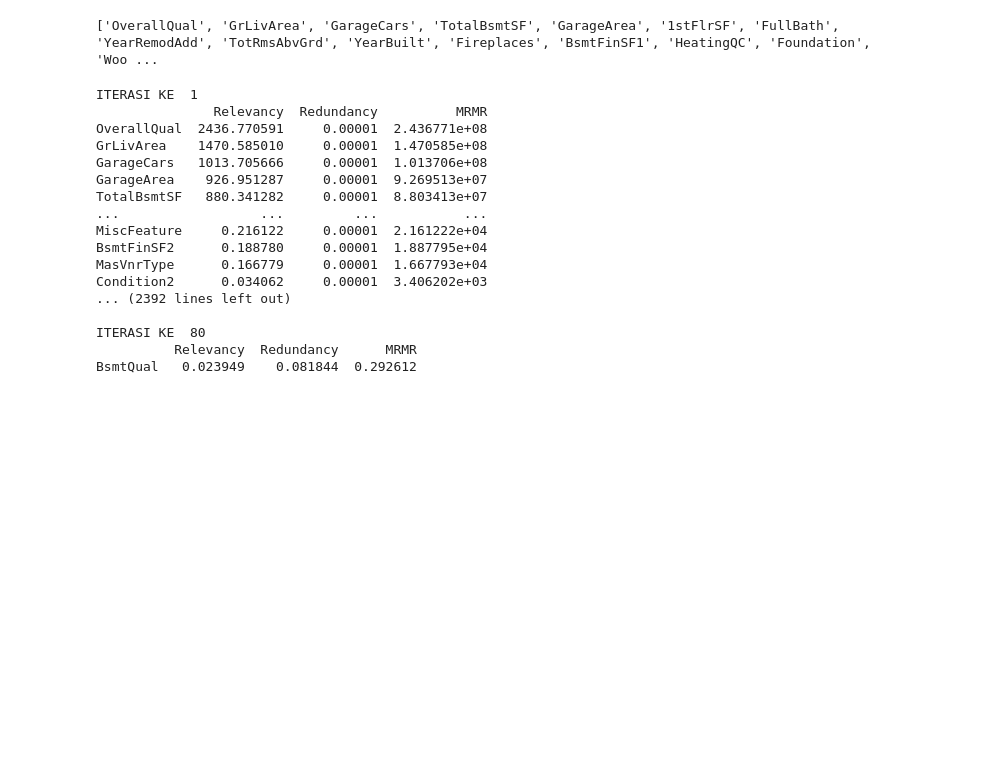
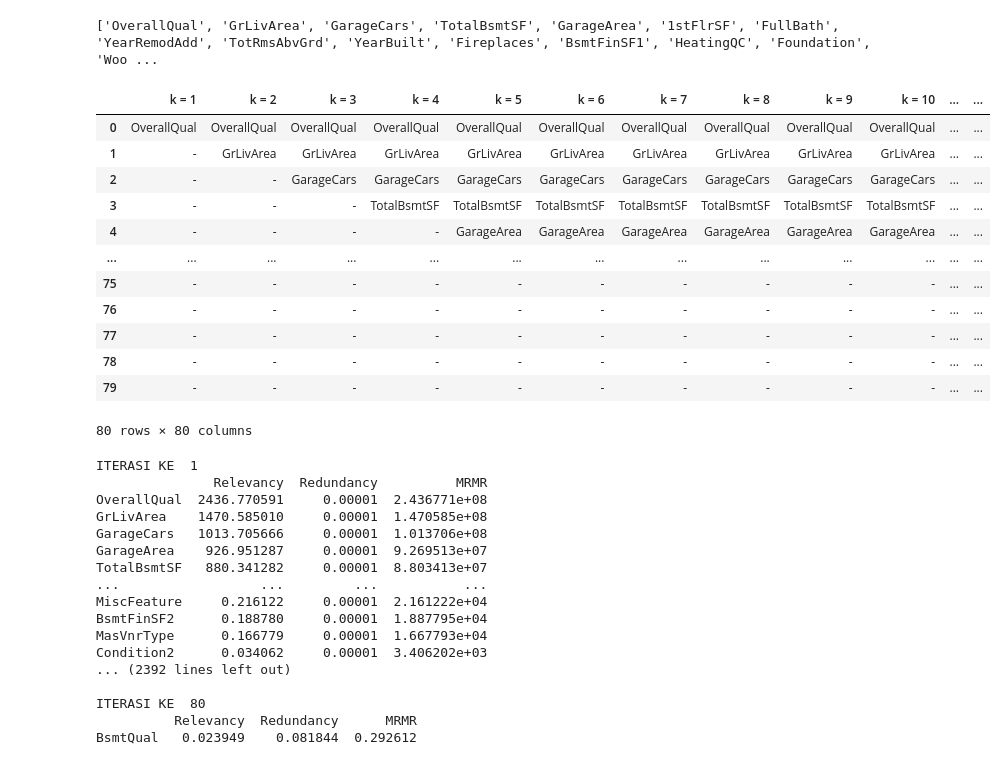
Before and after one commit to agung-madani/feature-selection, a Jupyter notebook: feature_selection_mrmr.ipynb, the cells around one changed output. Drawn from its saved outputs; the diff is of its cells as text; code cells hidden in the pictures; blank space fills up the shorter version.

Commit message:
modify the code adding 3 & 10 & all best & worst column

```diff
--- a/feature_selection_mrmr.ipynb
+++ b/feature_selection_mrmr.ipynb
@@ -54,16 +73,16 @@ from sklearn.neighbors import KNeighborsRegressor
 # %%
-X_train, X_test, y_train, y_test = train_test_split(X, y, test_size = 0.2, random_state = 42)
+# # without feature selection
+# X_train, X_test, y_train, y_test = train_test_split(X_std, y, test_size = 0.2, random_state = 93)
+# start_time = time.time()
+# # Train a random forest model on the training data
+# model = GradientBoostingRegressor(random_state = 10)
+# model.fit(X_train, y_train)
+# end_time = time.time()
 
-start_time = time.time()
-# Train a random forest model on the training data
-model = GradientBoostingRegressor()
-model.fit(X_train, y_train)
-end_time = time.time()
+# # Evaluate the model on the testing data
+# y_pred = model.predict(X_test)
+# mse = mean_squared_error(y_test, y_pred)
 
-# Evaluate the model on the testing data
-y_pred = model.predict(X_test)
-mse = mean_squared_error(y_test, y_pred)
-
-print(f'Mean Squared Error = {mse}')
-print(f"Elapsed time: {end_time - start_time} seconds")
-print()
+# print(f'Mean Squared Error = {mse}')
+# print(f"Elapsed time: {end_time - start_time} seconds")
+# print()
@@ -82,5 +89,14 @@ timer = {}
 # %%
-for k in range(1,len_col+1):
+X_train, X_test, y_train, y_test = train_test_split(X_std, y, test_size = 0.2, random_state = 93)
+
+# Define the range of values for k
+k_values = range(1, len_col+1)
+# Initialize dictionaries to store results
+mses = {}
+selected_each_k = {}
+timer = {}
+
+for k in k_values:
     scores, selected, scores_ith, score_df, relevancy, redundancy = min_redun_max_relev(X, y, k)
     selected_each_k[f'k = {k}'] = selected
     # Remove all columns from X that are not selected
@@ -88,7 +104,7 @@ for k in range(1,len_col+1):
 
     start_time = time.time()
     # Train a random forest model on the training data
-    model = GradientBoostingRegressor()
+    model = GradientBoostingRegressor(random_state = 10)
     model.fit(X_selected, y_train)
     end_time = time.time()
 
@@ -99,9 +115,6 @@ for k in range(1,len_col+1):
 
     times = end_time - start_time
 
-#     if times > max_timer:
-#         break
-
     timer[f'k = {k}'] = times
     mses[f'k = {k}'] = mse
 # %%
@@ -119,3 +203,19 @@ print(selected_each_k[best_k])
+# %%
+selected_each_k_df.iloc[:, :100].head(100)
+# %% [output]
+|  | k = 1 | k = 2 | k = 3 | k = 4 | k = 5 | k = 6 | k = 7 | k = 8 | k = 9 | k = 10 | ... | ... |
+| 0 | OverallQual | OverallQual | OverallQual | OverallQual | OverallQual | OverallQual | OverallQual | OverallQual | OverallQual | OverallQual | ... | ... |
+| 1 | - | GrLivArea | GrLivArea | GrLivArea | GrLivArea | GrLivArea | GrLivArea | GrLivArea | GrLivArea | GrLivArea | ... | ... |
+| 2 | - | - | GarageCars | GarageCars | GarageCars | GarageCars | GarageCars | GarageCars | GarageCars | GarageCars | ... | ... |
+| 3 | - | - | - | TotalBsmtSF | TotalBsmtSF | TotalBsmtSF | TotalBsmtSF | TotalBsmtSF | TotalBsmtSF | TotalBsmtSF | ... | ... |
+| 4 | - | - | - | - | GarageArea | GarageArea | GarageArea | GarageArea | GarageArea | GarageArea | ... | ... |
+| ... | ... | ... | ... | ... | ... | ... | ... | ... | ... | ... | ... | ... |
+| 75 | - | - | - | - | - | - | - | - | - | - | ... | ... |
+| 76 | - | - | - | - | - | - | - | - | - | - | ... | ... |
+| 77 | - | - | - | - | - | - | - | - | - | - | ... | ... |
+| 78 | - | - | - | - | - | - | - | - | - | - | ... | ... |
+| 79 | - | - | - | - | - | - | - | - | - | - | ... | ... |
+80 rows × 80 columns
 # %%
 for i in range(len(scores_ith)):
     combines = {'Relevancy':relevancy[i], 'Redundancy':redundancy[i],'MRMR':scores_ith[i]}
```
Also changed, not shown: parts of 13 cells of this notebook, 1 other file.
